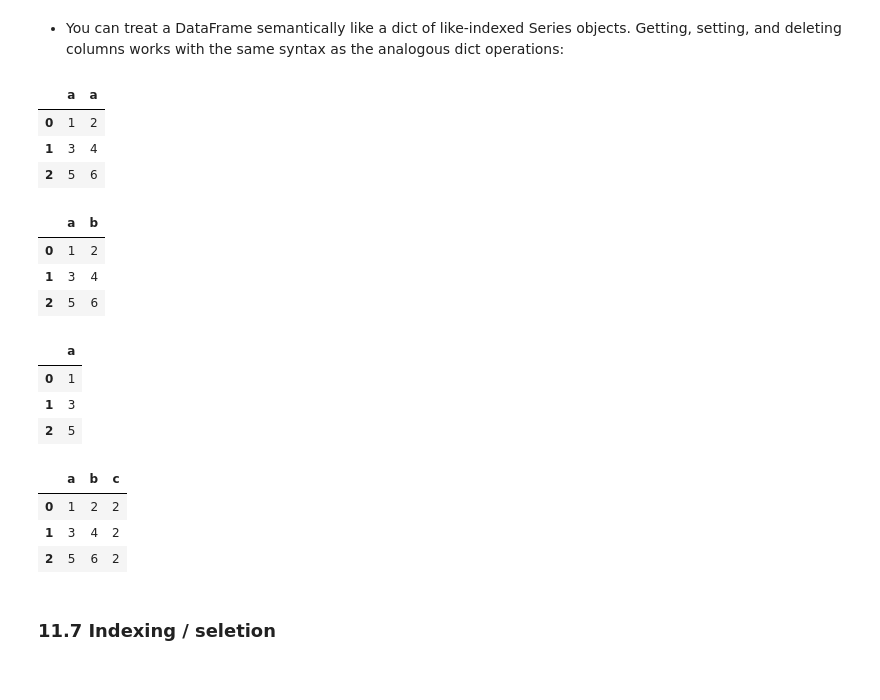
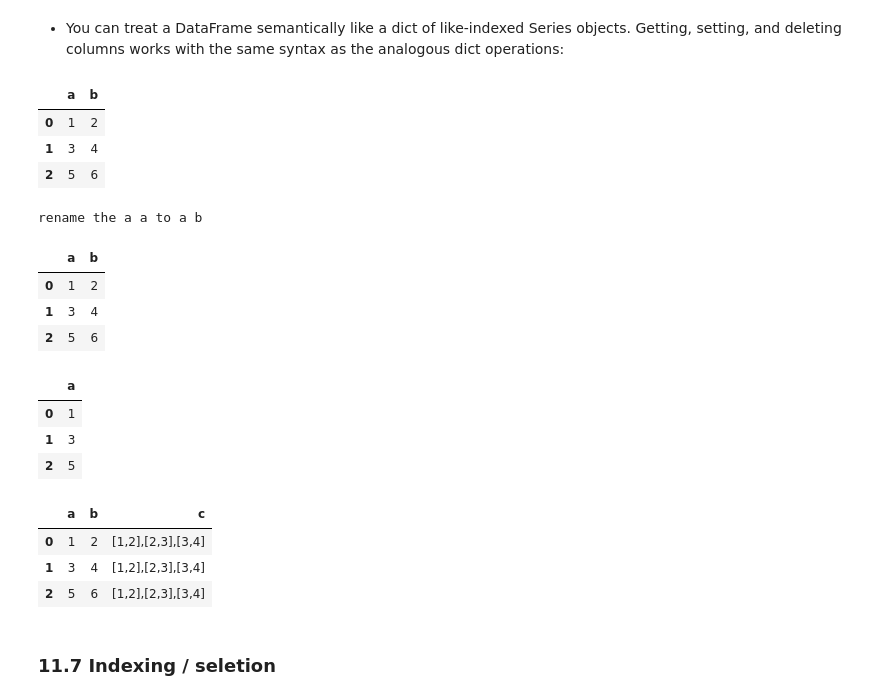
Before and after one commit to IAT-ExploringAI-2024/Week1-Introduction_to_Python, a Jupyter notebook: Introduction_to_Python.ipynb, the cells around one changed output. Cells and saved outputs as stored; diff of their text form; code cells hidden in the pictures.

```diff
--- a/Introduction_to_Python.ipynb
+++ b/Introduction_to_Python.ipynb
@@ -1231,18 +1473,20 @@ df
 # %% [markdown]
  - You can treat a DataFrame semantically like a dict of like-indexed Series objects. Getting, setting, and deleting columns works with the same syntax as the analogous dict operations:
 # %%
-df = pd.DataFrame([[1,2],[3,4],[5,6]], columns=['a','a']) # you can adress column by index
+df = pd.DataFrame([[1,2],[3,4],[5,6]], columns=['a','b']) # you can adress column by index
 df
 # %% [output]
-|  | a | a |
+|  | a | b |
 | 0 | 1 | 2 |
 | 1 | 3 | 4 |
 | 2 | 5 | 6 |
 # %%
 df = pd.DataFrame([[1,2],[3,4],[5,6]], columns=['a','a'])
 df.columns = ['a','b']  # rename column
+print("rename the a a to a b ")
 df
 # %% [output]
+rename the a a to a b
 |  | a | b |
 | 0 | 1 | 2 |
 | 1 | 3 | 4 |
@@ -1258,13 +1502,13 @@ df
 | 2 | 5 |
 # %%
 df = pd.DataFrame([[1,2],[3,4],[5,6]], columns=['a','b'])
-df['c']='2'   #add new column c and fill with 2
+df['c']='[1,2],[2,3],[3,4]'   #add new column c and fill with 2
 df
 # %% [output]
 |  | a | b | c |
-| 0 | 1 | 2 | 2 |
-| 1 | 3 | 4 | 2 |
-| 2 | 5 | 6 | 2 |
+| 0 | 1 | 2 | [1,2],[2,3],[3,4] |
+| 1 | 3 | 4 | [1,2],[2,3],[3,4] |
+| 2 | 5 | 6 | [1,2],[2,3],[3,4] |
 # %% [markdown]
 ### 11.7 Indexing / seletion
 # %% [markdown]
```
Also changed, not shown: parts of 82 cells of this notebook.
